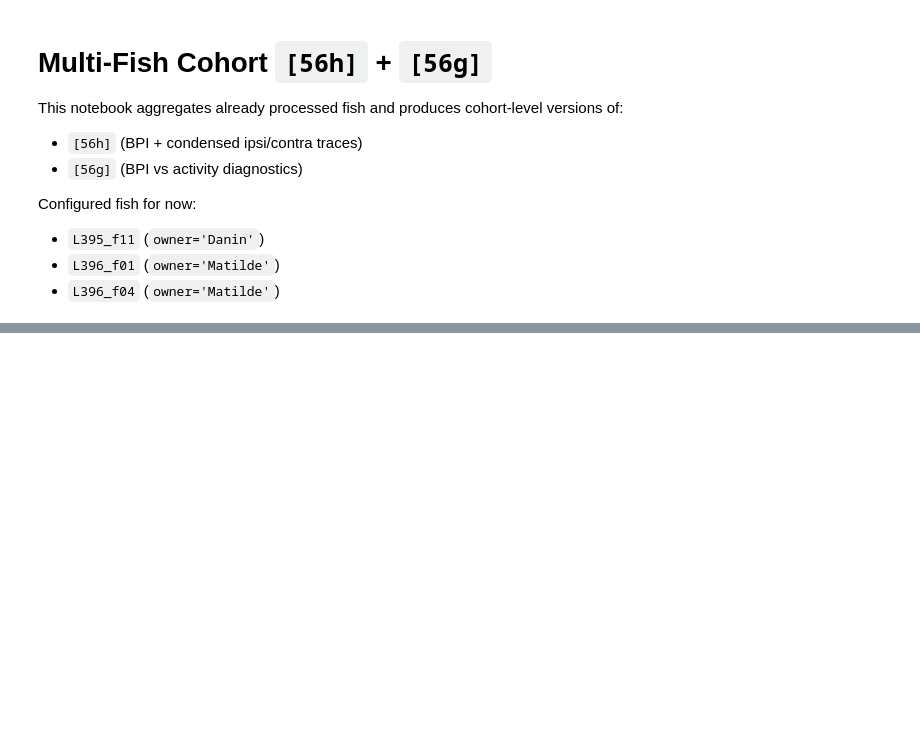
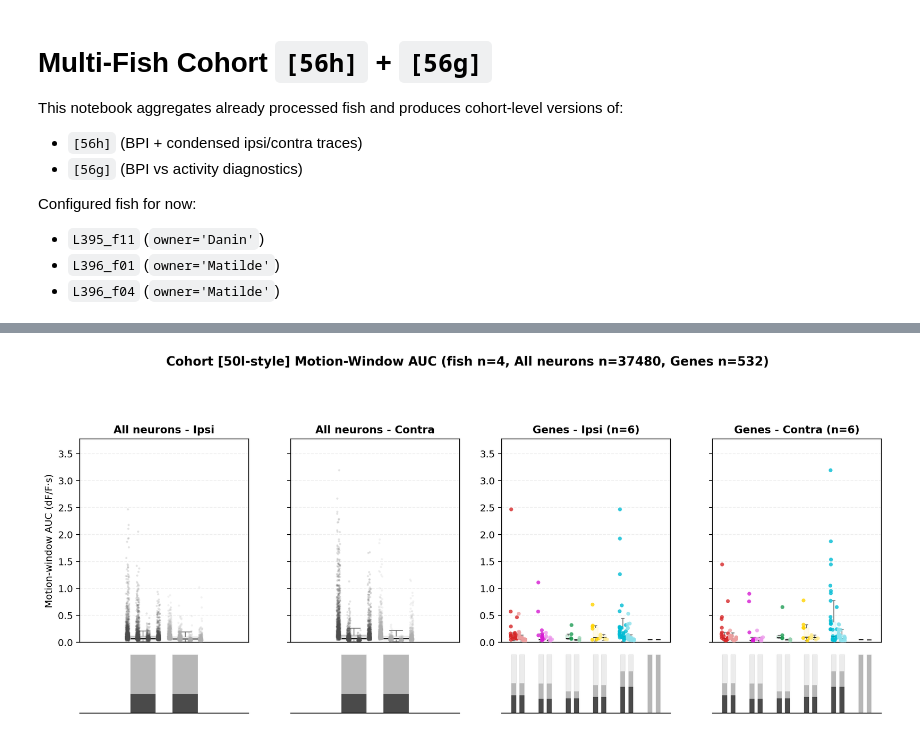
Before and after one commit to LarschLab/ddharmap-ANTs, a Jupyter notebook: notebooks/multi_fish_56h_56g.ipynb, the cells around one changed output, grey strips where cells are left out. Saved outputs shown, nothing was run; the diff lists cells and outputs as text; code cells hidden in the pictures; blank space fills up the shorter version.

Commit message:
Cohort-style AUC works now, but still looks ugly

```diff
--- a/notebooks/multi_fish_56h_56g.ipynb
+++ b/notebooks/multi_fish_56h_56g.ipynb
@@ -2086,7 +2114,8 @@ AUC_FIGURE_DPI = 220
 AUC_BOX_WIDTH = 0.18
 AUC_POINT_SIZE_ALL = 5.0
 AUC_POINT_SIZE_GENE = 16.0
-AUC_POINT_JITTER = 0.055
+AUC_FISH_DODGE_MAX = 0.11
+AUC_WITHIN_FISH_JITTER = 0.012
 AUC_PAIR_MODE_OFFSET = 0.15
 AUC_POINT_ALPHA_ALL = 0.15
 AUC_POINT_ALPHA_GENE = 0.80
@@ -2208,7 +2237,25 @@ all_neurons_points = points_df_cohort[points_df_cohort['group'].astype(str) == '
 gene_points = points_df_cohort[points_df_cohort['group'].astype(str) != 'All neurons'].copy()
 
 # Extract fish and gene order
-fish_order = sorted(points_df_cohort['fish_id'].dropna().astype(str).unique().tolist())
+fish_present = sorted(points_df_cohort['fish_id'].dropna().astype(str).unique().tolist())
+fish_order_56h = []
+try:
+    fish_order_56h = [str(f) for f in fish_order if pd.notna(f)]
+except NameError:
+    fish_order_56h = []
+if (not fish_order_56h) and isinstance(cohort_fish_summary_df, pd.DataFrame) and ('fish_id' in cohort_fish_summary_df.columns):
+    fish_order_56h = [str(f) for f in cohort_fish_summary_df['fish_id'].dropna().astype(str).tolist()]
+fish_order_56h = list(dict.fromkeys(fish_order_56h))
+fish_order = [f for f in fish_order_56h if f in fish_present] + [f for f in fish_present if f not in fish_order_56h]
+if not fish_order:
+    fish_order = fish_present
+if not fish_order:
+    fish_order = ['unknown']
+if len(fish_order) <= 1:
+    fish_offset_map = {fish_order[0]: 0.0}
+else:
+    fish_offsets = np.linspace(-AUC_FISH_DODGE_MAX, AUC_FISH_DODGE_MAX, len(fish_order))
+    fish_offset_map = {fish: float(off) for fish, off in zip(fish_order, fish_offsets)}
 genes_present = sorted(gene_points['group'].dropna().astype(str).unique().tolist())
 ordered_genes = [g for g in GENE_ORDER if g in genes_present] + [g for g in genes_present if g not in GENE_ORDER]
 group_order_all = ['All neurons']
@@ -2345,14 +2392,11 @@ def _plot_auc_block_cohort(ax, strip_ax, source_points, source_counts, groups, g
         if gsub.empty:
             continue
 
-        # Generate jitter per unique fish (if multiple)
-        fish_list = gsub['fish_id'].dropna().astype(str).unique()
-        jitter_map = {
-            fish: float(rng.uniform(-AUC_POINT_JITTER, AUC_POINT_JITTER))
-            for fish in fish_list
-        }
+        # Keep fish-separated lanes using canonical [56h] fish order
         gsub_j = gsub.copy()
-        gsub_j['jitter'] = gsub_j['fish_id'].map(jitter_map).fillna(0.0)
+        gsub_j['fish_id_norm'] = gsub_j['fish_id'].astype(str)
+        gsub_j['fish_dodge'] = gsub_j['fish_id_norm'].map(fish_offset_map).fillna(0.0)
+        gsub_j['within_fish_jitter'] = rng.uniform(-AUC_WITHIN_FISH_JITTER, AUC_WITHIN_FISH_JITTER, size=len(gsub_j))
 
         for mode in ['bout', 'continuous']:
             msub = gsub_j[gsub_j['stim_mode'] == mode]
@@ -2360,7 +2404,9 @@ def _plot_auc_block_cohort(ax, strip_ax, source_points, source_counts, groups, g
                 continue
 
             mode_offset = -AUC_PAIR_MODE_OFFSET if mode == 'bout' else AUC_PAIR_MODE_OFFSET
-            x_pos = float(group_pos[g_idx]) + float(mode_offset) + msub['jitter'].to_numpy(dtype=float)
+            x_pos = (float(group_pos[g_idx]) + float(mode_offset) +
+                     msub['fish_dodge'].to_numpy(dtype=float) +
+                     msub['within_fish_jitter'].to_numpy(dtype=float))
             y_pos = msub['auc_dff'].to_numpy(dtype=float)
 
             # Responsive (filled circles)
@@ -2390,32 +2436,52 @@ def _plot_auc_block_cohort(ax, strip_ax, source_points, source_counts, groups, g
         ax.tick_params(axis='y', labelleft=False)
     ax.grid(axis='y', alpha=0.2, linestyle='--')
 
-    # Count strip
+    # Count strip (collapse cohort rows to one row per group x mode)
     csub = source_counts[source_counts['laterality'] == laterality].copy()
     csub = csub[csub['group'].isin(groups)].copy()
     if csub.empty:
         return
 
+    weighted_cols = {'n_total', 'n_responsive_used', 'n_low_used'}
+    if weighted_cols.issubset(set(csub.columns)):
+        agg = (csub.groupby(['group', 'stim_mode'], as_index=False)
+                 [['n_total', 'n_responsive_used', 'n_low_used']].sum())
+        denom = agg['n_total'].to_numpy(dtype=float)
+        num_resp = agg['n_responsive_used'].to_numpy(dtype=float)
+        num_low = agg['n_low_used'].to_numpy(dtype=float)
+        agg['frac_responsive_used'] = np.where(denom > 0.0, num_resp / denom, 0.0)
+        agg['frac_low_used'] = np.where(denom > 0.0, num_low / denom, 0.0)
+        agg['frac_other'] = np.clip(1.0 - agg['frac_responsive_used'] - agg['frac_low_used'], 0.0, 1.0)
+    else:
+        agg = (csub.groupby(['group', 'stim_mode'], as_index=False)
+                 [['frac_responsive_used', 'frac_low_used', 'frac_other']].mean())
+
+    counts_idx = pd.MultiIndex.from_product([list(groups), ['bout', 'continuous']], names=['group', 'stim_mode'])
+    csub = (agg.set_index(['group', 'stim_mode'])
+             .reindex(counts_idx)
+             .fillna(0.0)
+             .reset_index())
+
     for mode in ['bout', 'continuous']:
-        mcounts = csub[csub['stim_mode'] == mode].sort_values('group')
+        mcounts = csub[csub['stim_mode'] == mode].copy()
         if mcounts.empty:
             continue
-        xvals = group_pos[:len(mcounts)]
+        xvals = np.asarray(group_pos, dtype=float)
         mode_offset = -AUC_PAIR_MODE_OFFSET if mode == 'bout' else AUC_PAIR_MODE_OFFSET
         xvals_offset = xvals + mode_offset
+        frac_resp = mcounts['frac_responsive_used'].fillna(0.0).to_numpy(dtype=float)
+        frac_low = mcounts['frac_low_used'].fillna(0.0).to_numpy(dtype=float)
+        frac_other = mcounts['frac_other'].fillna(0.0).to_numpy(dtype=float)
 
-        strip_ax.bar(xvals_offset,
-                    mcounts['frac_responsive_used'].fillna(0.0).to_numpy(dtype=float),
+        strip_ax.bar(xvals_offset, frac_resp,
                     width=AUC_BOX_WIDTH, color='#4a4a4a', edgecolor='none', zorder=1)
-        strip_ax.bar(xvals_offset,
-                    mcounts['frac_low_used'].fillna(0.0).to_numpy(dtype=float),
+        strip_ax.bar(xvals_offset, frac_low,
                     width=AUC_BOX_WIDTH,
-                    bottom=mcounts['frac_responsive_used'].fillna(0.0).to_numpy(dtype=float),
+                    bottom=frac_resp,
                     color='#b7b7b7', edgecolor='none', zorder=1)
-        strip_ax.bar(xvals_offset,
-                    mcounts['frac_other'].fillna(0.0).to_numpy(dtype=float),
+        strip_ax.bar(xvals_offset, frac_other,
                     width=AUC_BOX_WIDTH,
-                    bottom=(mcounts['frac_responsive_used'].fillna(0.0) + mcounts['frac_low_used'].fillna(0.0)).to_numpy(dtype=float),
+                    bottom=(frac_resp + frac_low),
                     color='#ececec', edgecolor='#d7d7d7', linewidth=0.3, zorder=1)
 
     strip_ax.set_ylim(0.0, 1.05)
@@ -2475,3 +2541,4 @@ print(f'  - All neurons total: {len(all_neurons_points)}')
 print(f'  - Genes total: {len(gene_points)}')
 print(f'  - Genes present: {", ".join(ordered_genes)}')
 print(f'  - Fish: {", ".join(fish_order)}')
+# %% [output]
@@ -2477,0 +2548 @@ print(f'  - Fish: {", ".join(fish_order)}')
+[figure, added]
```
Also changed, not shown: parts of 5 cells of this notebook.
